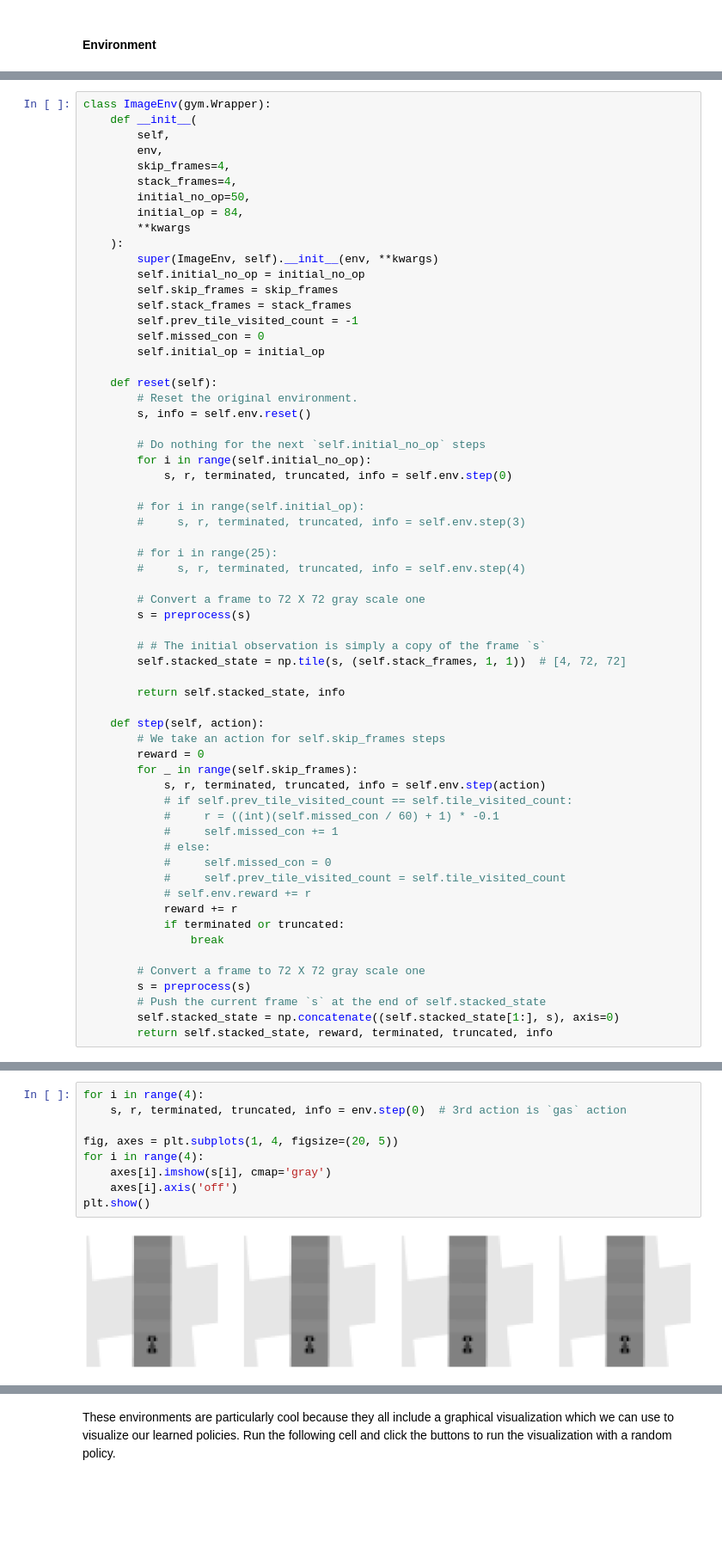
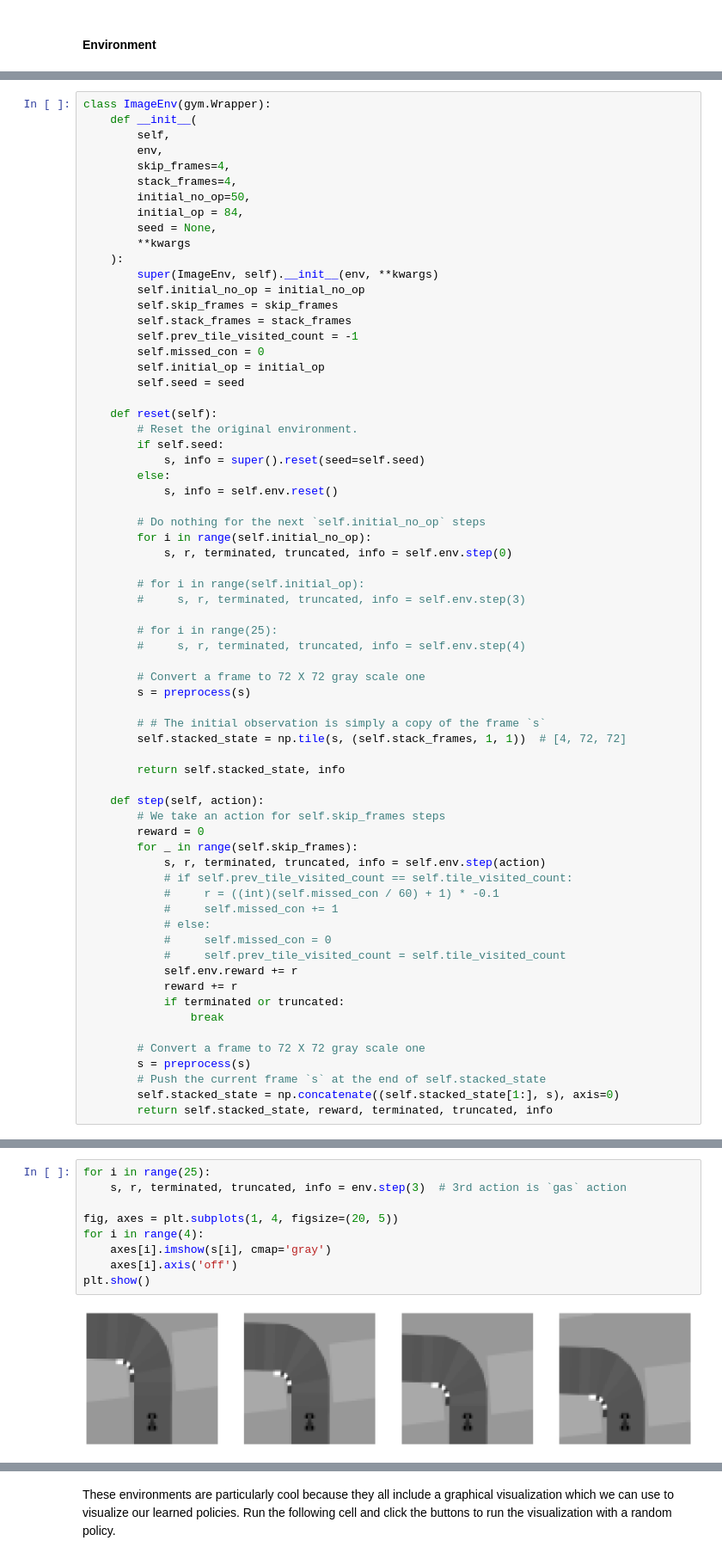
Before and after one commit to Nick-Payson/CS5150FinalProject, a Jupyter notebook: CS5150 final updated.ipynb, the cells around one changed output, grey strips where cells are left out. Shown: that part at 86% size. Cells and saved outputs as stored; diff of their text form; blank space fills up the shorter version.

```diff
--- a/CS5150 final updated.ipynb
+++ b/CS5150 final updated.ipynb
@@ -96,6 +97,7 @@ class ImageEnv(gym.Wrapper):
         stack_frames=4,
         initial_no_op=50,
         initial_op = 84,
+        seed = None,
         **kwargs
     ):
         super(ImageEnv, self).__init__(env, **kwargs)
@@ -105,10 +107,14 @@ class ImageEnv(gym.Wrapper):
         self.prev_tile_visited_count = -1
         self.missed_con = 0
         self.initial_op = initial_op
+        self.seed = seed
 
     def reset(self):
         # Reset the original environment.
-        s, info = self.env.reset()
+        if self.seed:
+            s, info = super().reset(seed=self.seed)
+        else:
+            s, info = self.env.reset()
 
         # Do nothing for the next `self.initial_no_op` steps
         for i in range(self.initial_no_op):
@@ -139,7 +145,7 @@ class ImageEnv(gym.Wrapper):
             # else:
             #     self.missed_con = 0
             #     self.prev_tile_visited_count = self.tile_visited_count
-            # self.env.reward += r
+            self.env.reward += r
             reward += r
             if terminated or truncated:
                 break
@@ -164,16 +170,16 @@ plt.show()
 The shape of an observation:  (4, 72, 72)
 [figure]
 # %%
-for i in range(4):
-    s, r, terminated, truncated, info = env.step(0)  # 3rd action is `gas` action
+for i in range(25):
+    s, r, terminated, truncated, info = env.step(3)  # 3rd action is `gas` action
 
 fig, axes = plt.subplots(1, 4, figsize=(20, 5))
 for i in range(4):
     axes[i].imshow(s[i], cmap='gray')
     axes[i].axis('off')
 plt.show()
 # %% [output]
-[figure, old version]
+[figure, new version]
 # %%
 envs = {
     'carRacing': gym.make('CarRacing-v2', continuous=False),
```
Also changed, not shown: parts of 9 cells of this notebook.
